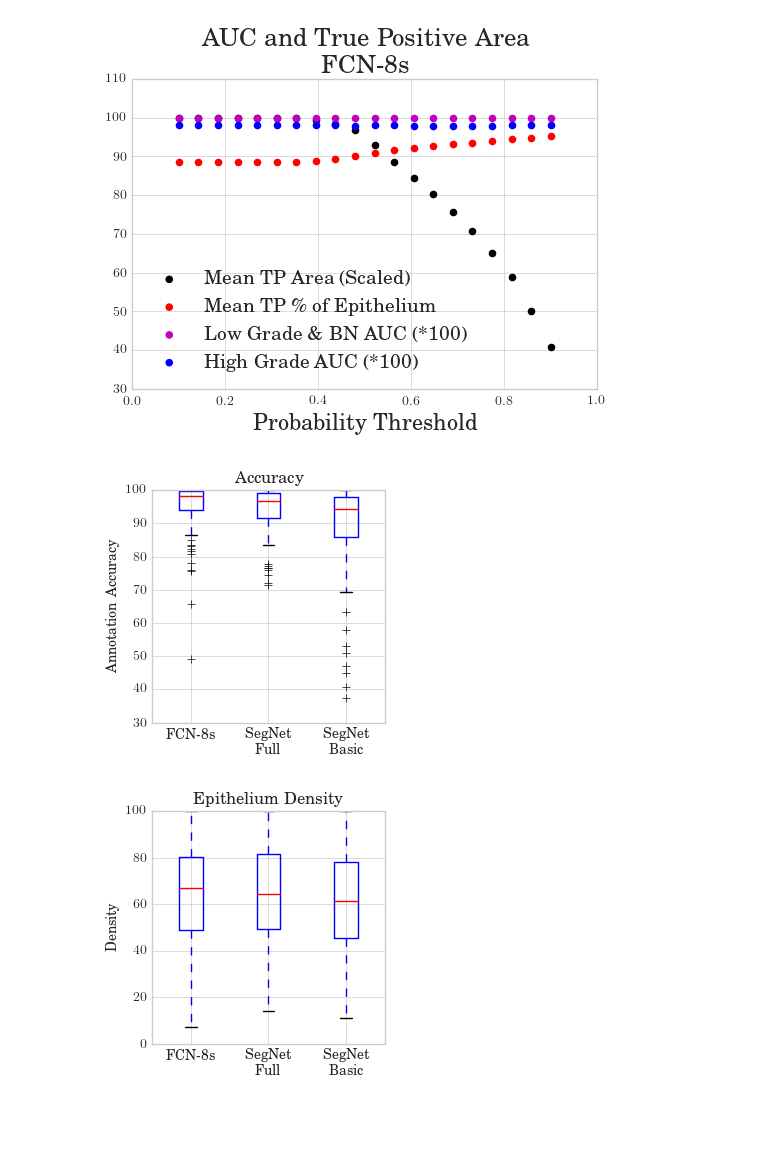
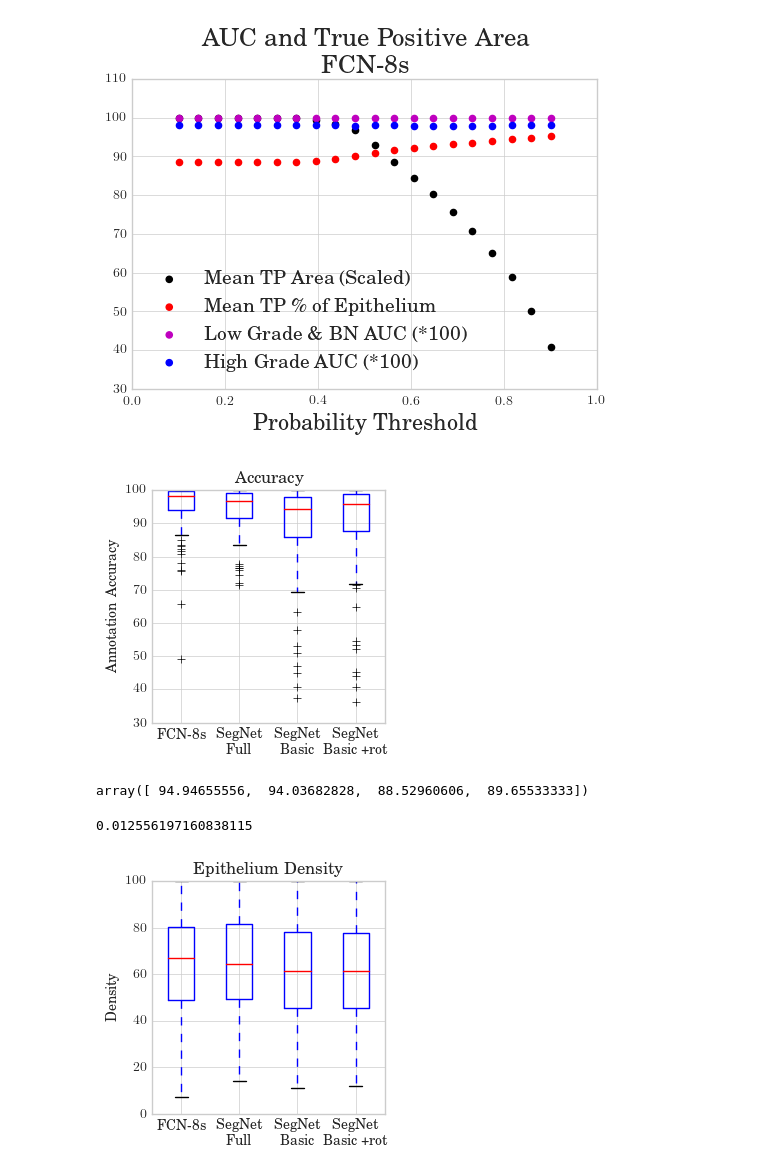
Before and after one commit to BioImageInformatics/histo_seg, a Jupyter notebook: notebooks/validate_wsi.ipynb, the cells around one changed output. Saved outputs shown, nothing was run; the diff lists cells and outputs as text; code cells hidden in the pictures; blank space fills up the shorter version.

```diff
--- a/notebooks/validate_wsi.ipynb
+++ b/notebooks/validate_wsi.ipynb
@@ -133,10 +133,12 @@ anno_path = '/Users/nathaning/Dropbox/projects/semantic_pca/data/annotations/wsi
 #              '/home/nathan/histo-seg/semantic-pca/analysis_wsi/fcn8s',
 #             ]
 
-prob_dirs = ['/Users/nathaning/Dropbox/projects/semantic_pca/results/segnet_full',
-             '/Users/nathaning/Dropbox/projects/semantic_pca/results/segnet_basic',
-             '/Users/nathaning/Dropbox/projects/semantic_pca/results/fcn8s',
-            ]
+# prob_dirs = ['/Users/nathaning/Dropbox/projects/semantic_pca/results/segnet_full',
+#              '/Users/nathaning/Dropbox/projects/semantic_pca/results/segnet_basic',
+#              '/Users/nathaning/Dropbox/projects/semantic_pca/results/fcn8s',
+#             ]
+
+prob_dirs = ['/Users/nathaning/Dropbox/projects/semantic_pca/results/segnet_basic_rotation']
 
 thresholds = np.linspace(0.1,0.9,20)
 
@@ -176,7 +178,7 @@ for prob_path in prob_dirs:
 #         pmax = np.argmax(pimg, axis=2)
 
         ## masks
-        masks = class_masks(pimg, mode='Argmax', thr=thr)
+        masks = class_masks(pimg, mode='Argmax')
 
         annotations, _ = cv2.findContours((aimg<255).astype(np.uint8),cv2.RETR_EXTERNAL,cv2.CHAIN_APPROX_SIMPLE)
 
@@ -465,10 +461,12 @@ plt.savefig('/Users/nathaning/Dropbox/_Papers/pca segmentation/Figs/wsi/AUC_TP_v
 rep_files = ['/Users/nathaning/Dropbox/projects/semantic_pca/results/fcn8s/_report_no_thresh.txt',
              '/Users/nathaning/Dropbox/projects/semantic_pca/results/segnet_full/_report_no_thresh.txt',
              '/Users/nathaning/Dropbox/projects/semantic_pca/results/segnet_basic/_report_no_thresh.txt',
+             '/Users/nathaning/Dropbox/projects/semantic_pca/results/segnet_basic_rotation/_report_no_thresh.txt'
             ]
 names = ['FCN-8s',
          'SegNet\nFull',
-         'SegNet\nBasic']
+         'SegNet\nBasic',
+         'SegNet\nBasic +rot']
 tps = []
 fig, ax = plt.subplots(1,1,figsize=(3,3))
 
@@ -490,15 +488,25 @@ ax.set_title('Accuracy')
 
 fig.savefig('/Users/nathaning/Dropbox/_Papers/pca segmentation/Figs/wsi/annot_accuracy.pdf', bbox_inches='tight')
 # %% [output]
-[figure, old version]
+[figure, new version]
+# %%
+np.mean(tps, axis=1)
+# %% [output]
+array([ 94.94655556,  94.03682828,  88.52960606,  89.65533333])
+# %%
+(89.65533 - 88.52960) / 89.65533
+# %% [output]
+0.012556197160838115
 # %%
 rep_files = ['/Users/nathaning/Dropbox/projects/semantic_pca/results/fcn8s/_report_no_thresh.txt',
              '/Users/nathaning/Dropbox/projects/semantic_pca/results/segnet_full/_report_no_thresh.txt',
              '/Users/nathaning/Dropbox/projects/semantic_pca/results/segnet_basic/_report_no_thresh.txt',
+             '/Users/nathaning/Dropbox/projects/semantic_pca/results/segnet_basic_rotation/_report_no_thresh.txt'
             ]
 names = ['FCN-8s',
          'SegNet\nFull',
-         'SegNet\nBasic']
+         'SegNet\nBasic',
+         'SegNet\nBasic +rot']
 tps = []
 total_areas = []
 epithelium_areas = []
@@ -518,31 +526,31 @@ for rep_file in rep_files:
     total_area = []
     epith_area = []
     for r in re.findall(PATTERN, log):
         epith_area.append(float(r[-1]))
 
     total_area = []
     for r in re.findall(AREA_PATT, log):
         total_area.append(float(r))
 
     total_areas.append(total_area)
     epithelium_areas.append(epith_area)
 
     epith_density.append([100*ep/tot for ep, tot in zip(epith_area, total_area)])
 
 ax.boxplot(epith_density)
 
 # ax.hist(epith_density[0], 5, alpha=0.3)
 # ax.hist(epith_density[1], 5, alpha=0.3)
 # ax.hist(epith_density[2], 5, alpha=0.3)
 
 # ax.violinplot(epith_density)
 
 ax.set_xticklabels(names)
 # ax.set_xlabel('Density')
 ax.set_ylabel('Density')
 ax.set_title('Epithelium Density')
 
 
 fig.savefig('/Users/nathaning/Dropbox/_Papers/pca segmentation/Figs/wsi/epi_density.pdf', bbox_inches='tight')
 # %% [output]
-[figure, old version]
+[figure, new version]
```
Also changed, not shown: parts of 6 cells of this notebook, 1 other file.
